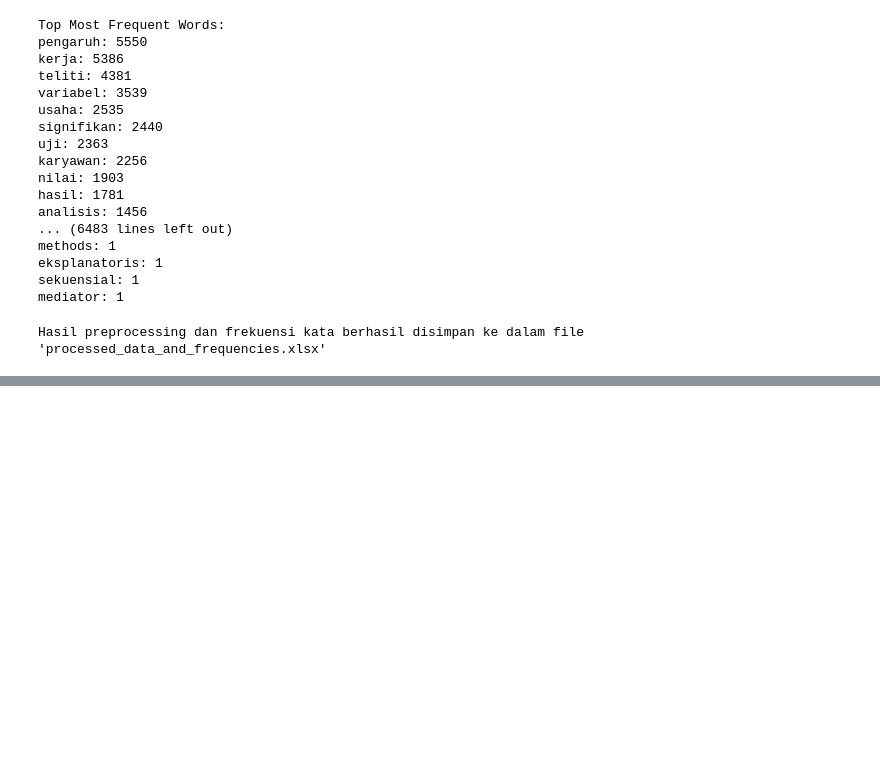
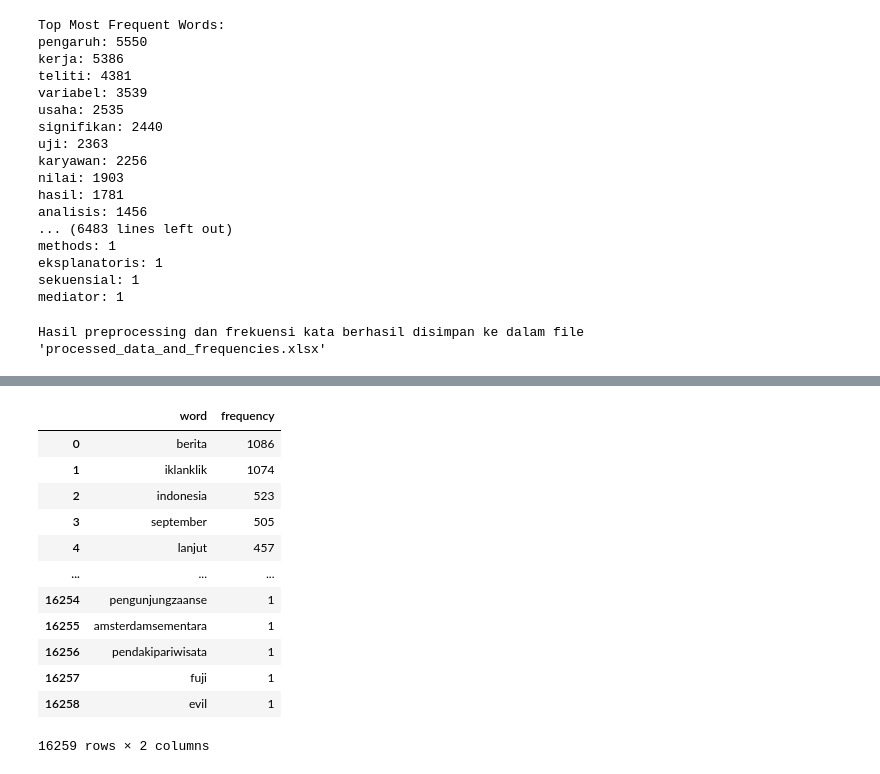
Before and after one commit to UmarMuchtar/PenambanganWeb01, a Jupyter notebook: _sources/Preprocessing.ipynb, the cells around one changed output, grey strips where cells are left out. Saved outputs shown, nothing was run; the diff lists cells and outputs as text; code cells hidden in the pictures; blank space fills up the shorter version.

```diff
--- a/_sources/Preprocessing.ipynb
+++ b/_sources/Preprocessing.ipynb
@@ -275,0 +547,20 @@ Hasil preprocessing dan frekuensi kata berhasil disimpan ke dalam file 'processe
+# %%
+frekuensi_kata = "frekuensi_kata_berita.csv"
+df = pd.read_csv(frekuensi_kata)
+
+# Tampilkan data
+df
+# %% [output]
+|  | word | frequency |
+| 0 | berita | 1086 |
+| 1 | iklanklik | 1074 |
+| 2 | indonesia | 523 |
+| 3 | september | 505 |
+| 4 | lanjut | 457 |
+| ... | ... | ... |
+| 16254 | pengunjungzaanse | 1 |
+| 16255 | amsterdamsementara | 1 |
+| 16256 | pendakipariwisata | 1 |
+| 16257 | fuji | 1 |
+| 16258 | evil | 1 |
+16259 rows × 2 columns
```
Also changed, not shown: parts of 29 cells of this notebook, 15 other files.
